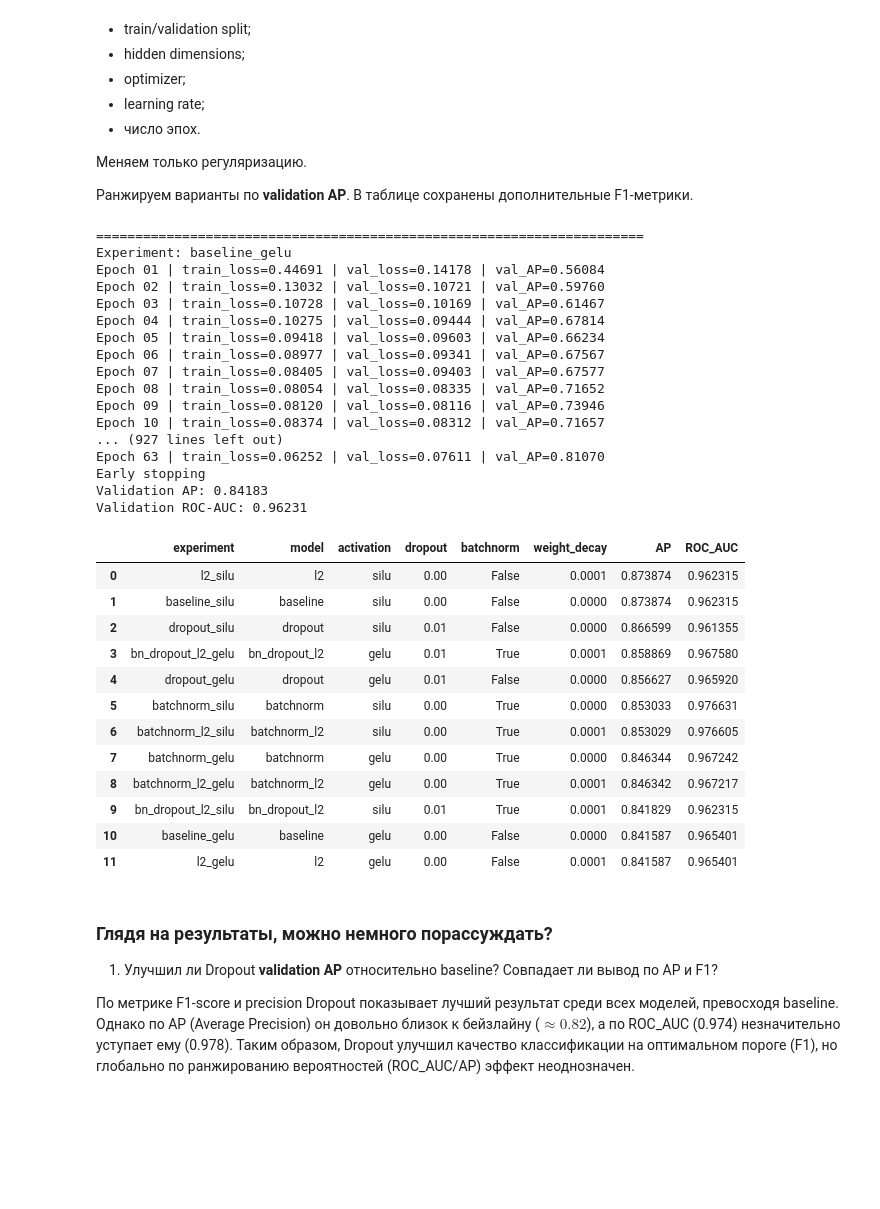
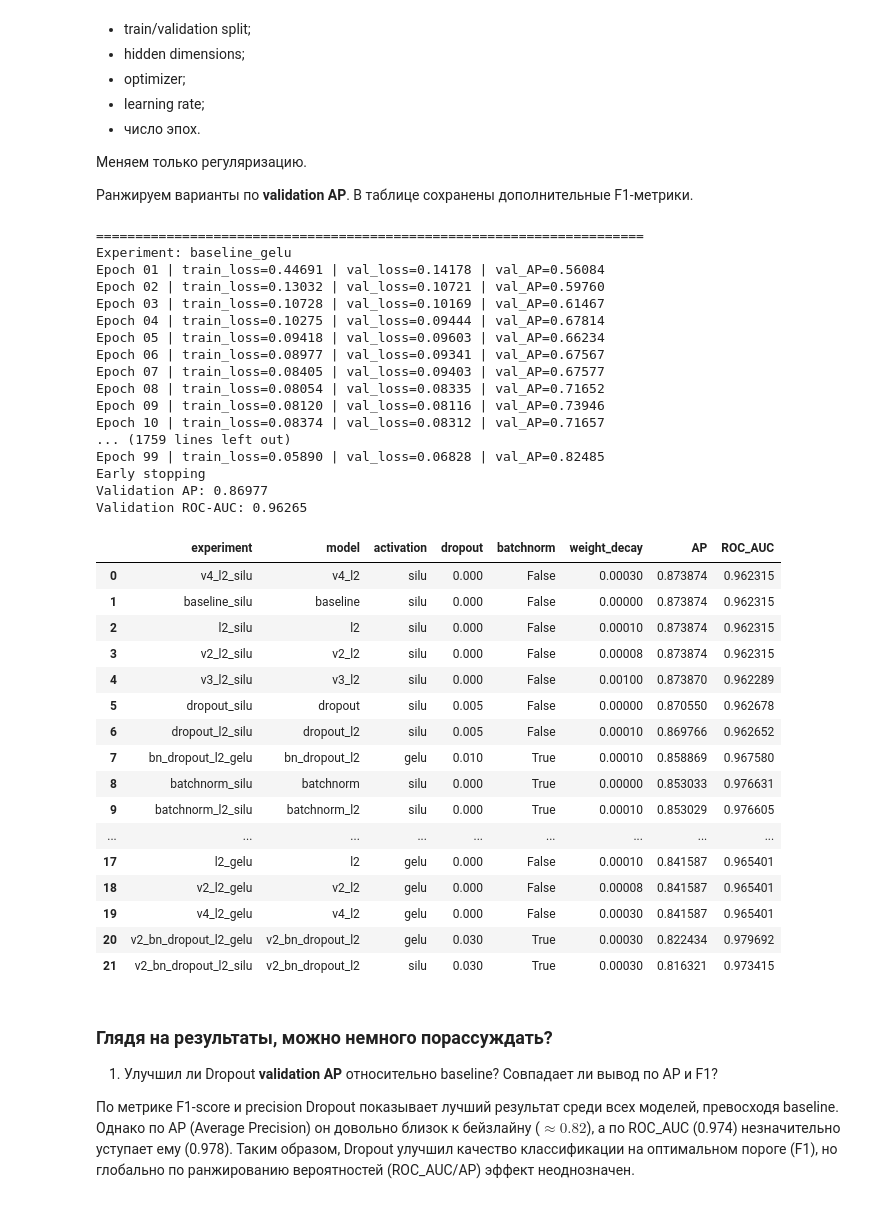
Before and after one commit to NoReasToSurr/DL-hw, a Jupyter notebook: mlp_credit_card_fraud_tutorial (~63 score).ipynb, the cells around one changed output. Cells and saved outputs as stored; diff of their text form; code cells hidden in the pictures; blank space fills up the shorter version.

```diff
--- a/mlp_credit_card_fraud_tutorial (~63 score).ipynb
+++ b/mlp_credit_card_fraud_tutorial (~63 score).ipynb
@@ -765,7 +765,7 @@ experiments = {
         "weight_decay": 0.0,
     },
     "dropout": {
-        "dropout": 0.01,
+        "dropout": 0.005,
         "batchnorm": False,
         "weight_decay": 0.0,
     },
@@ -784,9 +784,34 @@ experiments = {
         "batchnorm": False,
         "weight_decay": 1e-4,
     },
+    "v2_l2": {
+        "dropout": 0.0,
+        "batchnorm": False,
+        "weight_decay": 8e-5,
+    },
+    "v3_l2": {
+        "dropout": 0.0,
+        "batchnorm": False,
+        "weight_decay": 1e-3,
+    },
+    "v4_l2": {
+        "dropout": 0.0,
+        "batchnorm": False,
+        "weight_decay": 3e-4,
+    },
     "bn_dropout_l2": {
         "dropout": 0.01,
         "batchnorm": True,
+        "weight_decay": 1e-4,
+    },
+    "v2_bn_dropout_l2": {
+        "dropout": 0.03,
+        "batchnorm": True,
+        "weight_decay": 3e-4,
+    },
+    "dropout_l2": {
+        "dropout": 0.005,
+        "batchnorm": False,
         "weight_decay": 1e-4,
     },
 }
@@ -828,8 +853,8 @@ for activation in ACTIVATIONS:
             model,
             train_loader,
             val_loader,
-            epochs=150,
-            lr=1e-3,
+            epochs=170,
+            lr=1e-3,#lr=3e-4,1e-4 = 0.865
             weight_decay=cfg["weight_decay"],
             patience=16,
         )
@@ -861,49 +886,53 @@ for activation in ACTIVATIONS:
         })
 
         trained_classifiers[experiment_name] = model
 
         print(f"Validation AP: {ap:.5f}")
         print(f"Validation ROC-AUC: {roc_auc:.5f}")
 
 
 classifier_results_df = (
     pd.DataFrame(classifier_results)
     .sort_values("AP", ascending=False)
     .reset_index(drop=True)
 )
 
 classifier_results_df
 # %% [output]
 ======================================================================
 Experiment: baseline_gelu
 Epoch 01 | train_loss=0.44691 | val_loss=0.14178 | val_AP=0.56084
 Epoch 02 | train_loss=0.13032 | val_loss=0.10721 | val_AP=0.59760
 Epoch 03 | train_loss=0.10728 | val_loss=0.10169 | val_AP=0.61467
 Epoch 04 | train_loss=0.10275 | val_loss=0.09444 | val_AP=0.67814
 Epoch 05 | train_loss=0.09418 | val_loss=0.09603 | val_AP=0.66234
 Epoch 06 | train_loss=0.08977 | val_loss=0.09341 | val_AP=0.67567
 Epoch 07 | train_loss=0.08405 | val_loss=0.09403 | val_AP=0.67577
 Epoch 08 | train_loss=0.08054 | val_loss=0.08335 | val_AP=0.71652
 Epoch 09 | train_loss=0.08120 | val_loss=0.08116 | val_AP=0.73946
 Epoch 10 | train_loss=0.08374 | val_loss=0.08312 | val_AP=0.71657
-... (927 lines left out)
-Epoch 63 | train_loss=0.06252 | val_loss=0.07611 | val_AP=0.81070
+... (1759 lines left out)
+Epoch 99 | train_loss=0.05890 | val_loss=0.06828 | val_AP=0.82485
 Early stopping
-Validation AP: 0.84183
-Validation ROC-AUC: 0.96231
+Validation AP: 0.86977
+Validation ROC-AUC: 0.96265
 |  | experiment | model | activation | dropout | batchnorm | weight_decay | AP | ROC_AUC |
-| 0 | l2_silu | l2 | silu | 0.00 | False | 0.0001 | 0.873874 | 0.962315 |
-| 1 | baseline_silu | baseline | silu | 0.00 | False | 0.0000 | 0.873874 | 0.962315 |
-| 2 | dropout_silu | dropout | silu | 0.01 | False | 0.0000 | 0.866599 | 0.961355 |
-| 3 | bn_dropout_l2_gelu | bn_dropout_l2 | gelu | 0.01 | True | 0.0001 | 0.858869 | 0.967580 |
-| 4 | dropout_gelu | dropout | gelu | 0.01 | False | 0.0000 | 0.856627 | 0.965920 |
-| 5 | batchnorm_silu | batchnorm | silu | 0.00 | True | 0.0000 | 0.853033 | 0.976631 |
-| 6 | batchnorm_l2_silu | batchnorm_l2 | silu | 0.00 | True | 0.0001 | 0.853029 | 0.976605 |
-| 7 | batchnorm_gelu | batchnorm | gelu | 0.00 | True | 0.0000 | 0.846344 | 0.967242 |
-| 8 | batchnorm_l2_gelu | batchnorm_l2 | gelu | 0.00 | True | 0.0001 | 0.846342 | 0.967217 |
-| 9 | bn_dropout_l2_silu | bn_dropout_l2 | silu | 0.01 | True | 0.0001 | 0.841829 | 0.962315 |
-| 10 | baseline_gelu | baseline | gelu | 0.00 | False | 0.0000 | 0.841587 | 0.965401 |
-| 11 | l2_gelu | l2 | gelu | 0.00 | False | 0.0001 | 0.841587 | 0.965401 |
+| 0 | v4_l2_silu | v4_l2 | silu | 0.000 | False | 0.00030 | 0.873874 | 0.962315 |
+| 1 | baseline_silu | baseline | silu | 0.000 | False | 0.00000 | 0.873874 | 0.962315 |
+| 2 | l2_silu | l2 | silu | 0.000 | False | 0.00010 | 0.873874 | 0.962315 |
+| 3 | v2_l2_silu | v2_l2 | silu | 0.000 | False | 0.00008 | 0.873874 | 0.962315 |
+| 4 | v3_l2_silu | v3_l2 | silu | 0.000 | False | 0.00100 | 0.873870 | 0.962289 |
+| 5 | dropout_silu | dropout | silu | 0.005 | False | 0.00000 | 0.870550 | 0.962678 |
+| 6 | dropout_l2_silu | dropout_l2 | silu | 0.005 | False | 0.00010 | 0.869766 | 0.962652 |
+| 7 | bn_dropout_l2_gelu | bn_dropout_l2 | gelu | 0.010 | True | 0.00010 | 0.858869 | 0.967580 |
+| 8 | batchnorm_silu | batchnorm | silu | 0.000 | True | 0.00000 | 0.853033 | 0.976631 |
+| 9 | batchnorm_l2_silu | batchnorm_l2 | silu | 0.000 | True | 0.00010 | 0.853029 | 0.976605 |
+| ... | ... | ... | ... | ... | ... | ... | ... | ... |
+| 17 | l2_gelu | l2 | gelu | 0.000 | False | 0.00010 | 0.841587 | 0.965401 |
+| 18 | v2_l2_gelu | v2_l2 | gelu | 0.000 | False | 0.00008 | 0.841587 | 0.965401 |
+| 19 | v4_l2_gelu | v4_l2 | gelu | 0.000 | False | 0.00030 | 0.841587 | 0.965401 |
+| 20 | v2_bn_dropout_l2_gelu | v2_bn_dropout_l2 | gelu | 0.030 | True | 0.00030 | 0.822434 | 0.979692 |
+| 21 | v2_bn_dropout_l2_silu | v2_bn_dropout_l2 | silu | 0.030 | True | 0.00030 | 0.816321 | 0.973415 |
 # %% [markdown]
 ### Глядя на результаты, можно немного порассуждать?
 
```
Also changed, not shown: parts of 3 cells of this notebook.
